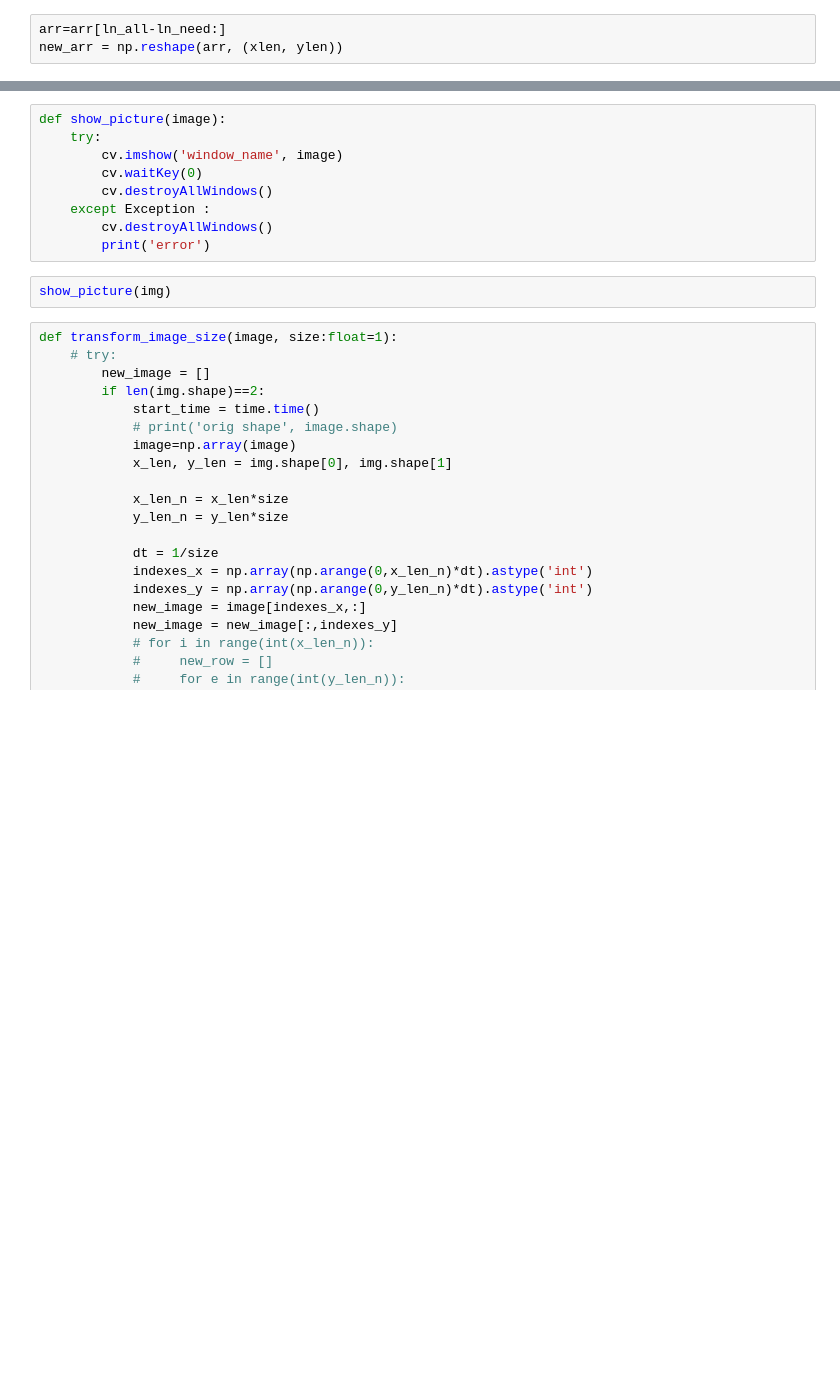
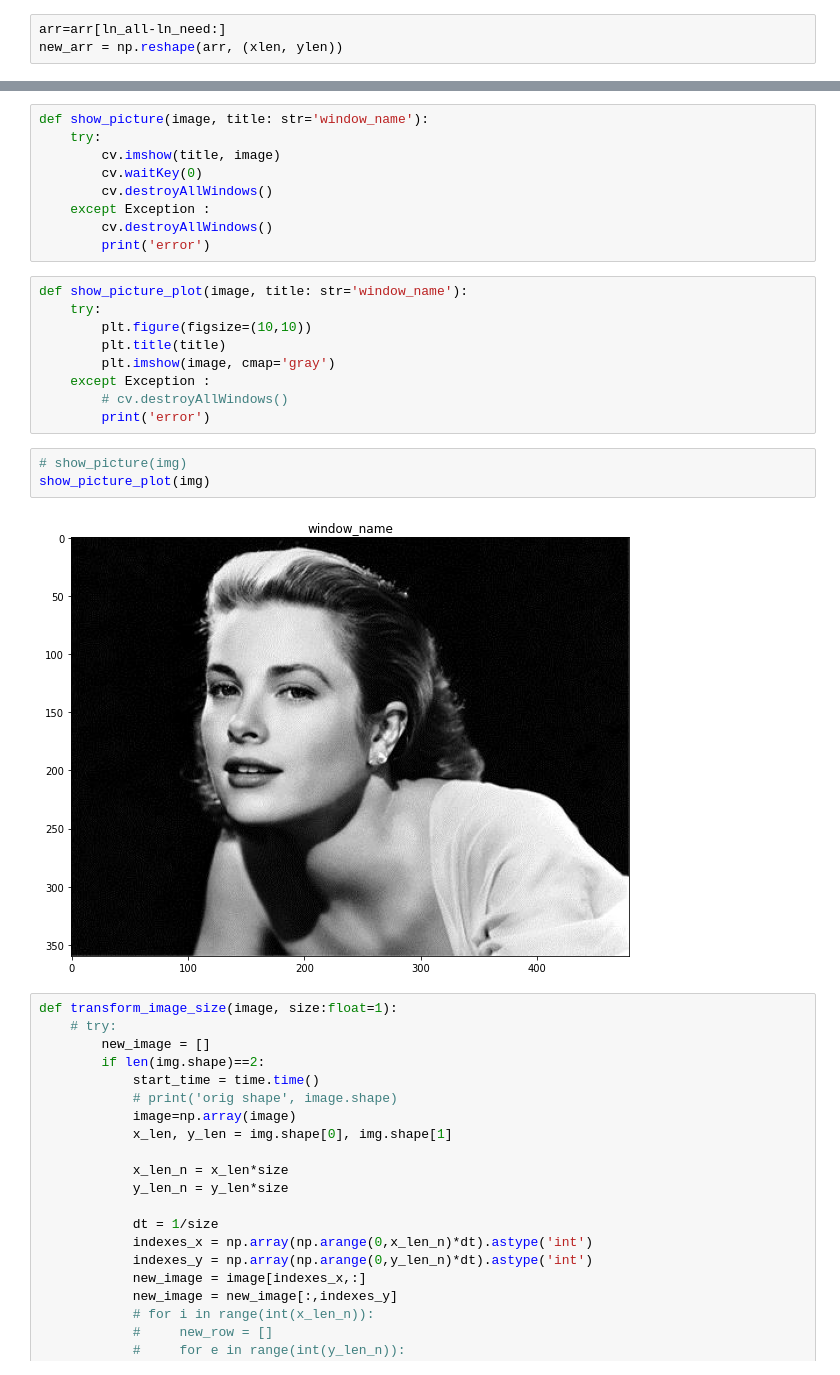
Before and after one commit to dolphinLesha/data_interpretation2, a Jupyter notebook: notebooks/task3.ipynb, the cells around one changed output, grey strips where cells are left out. Drawn from its saved outputs; the diff is of its cells as text; blank space fills up the shorter version.

```diff
--- a/notebooks/task3.ipynb
+++ b/notebooks/task3.ipynb
@@ -28,14 +35,26 @@ plt.imshow(img, cmap='gray')
 # %%
-def show_picture(image):
+def show_picture(image, title: str='window_name'):
     try:
-        cv.imshow('window_name', image)
+        cv.imshow(title, image)
         cv.waitKey(0)
         cv.destroyAllWindows()
     except Exception :
         cv.destroyAllWindows()
         print('error')
-# %%
-show_picture(img)
+# %%
+def show_picture_plot(image, title: str='window_name'):
+    try:
+        plt.figure(figsize=(10,10))
+        plt.title(title)
+        plt.imshow(image, cmap='gray')
+    except Exception :
+        # cv.destroyAllWindows()
+        print('error')
+# %%
+# show_picture(img)
+show_picture_plot(img)
+# %% [output]
+[figure, added]
 # %%
 def transform_image_size(image, size:float=1):
     # try:
```
Also changed, not shown: parts of 8 cells of this notebook, 4 other files.
